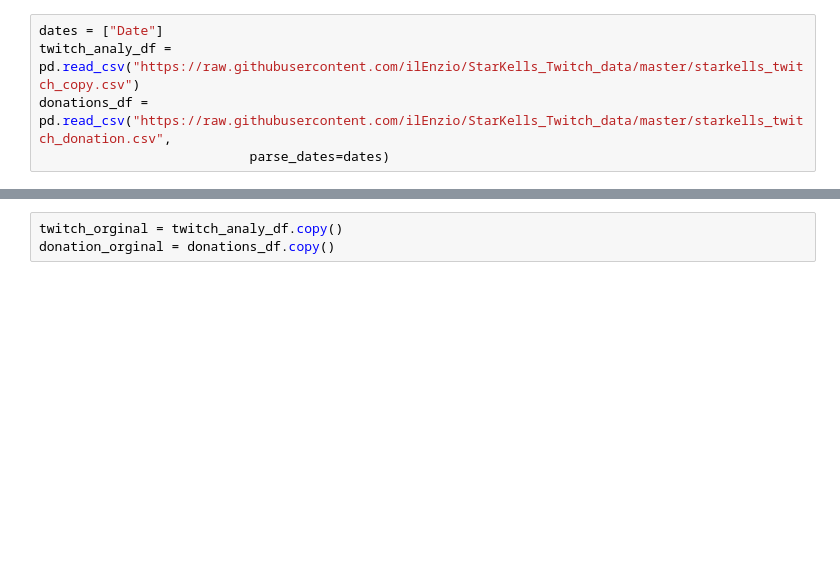
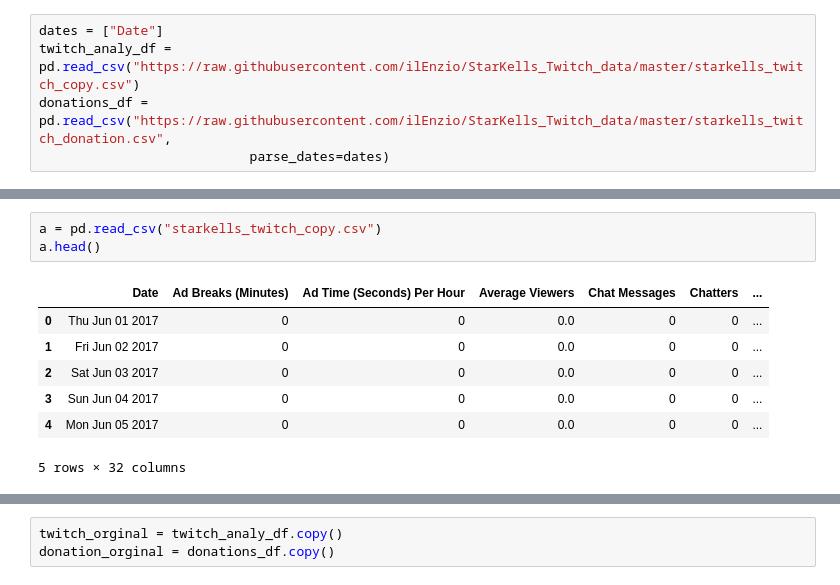
Before and after one commit to ilEnzio/StarKells_Twitch_data, a Jupyter notebook: ERLE_GRANGERII_UNIT02_Exploration_Cleaning_FeatureENG.ipynb, the cells around one changed output, grey strips where cells are left out. Drawn from its saved outputs; the diff is of its cells as text; blank space fills up the shorter version.

```diff
--- a/ERLE_GRANGERII_UNIT02_Exploration_Cleaning_FeatureENG.ipynb
+++ b/ERLE_GRANGERII_UNIT02_Exploration_Cleaning_FeatureENG.ipynb
@@ -62,3 +65,14 @@ profile
+# %%
+a = pd.read_csv("starkells_twitch_copy.csv")
+a.head()
+# %% [output]
+|  | Date | Ad Breaks (Minutes) | Ad Time (Seconds) Per Hour | Average Viewers | Chat Messages | Chatters | ... |
+| 0 | Thu Jun 01 2017 | 0 | 0 | 0.0 | 0 | 0 | ... |
+| 1 | Fri Jun 02 2017 | 0 | 0 | 0.0 | 0 | 0 | ... |
+| 2 | Sat Jun 03 2017 | 0 | 0 | 0.0 | 0 | 0 | ... |
+| 3 | Sun Jun 04 2017 | 0 | 0 | 0.0 | 0 | 0 | ... |
+| 4 | Mon Jun 05 2017 | 0 | 0 | 0.0 | 0 | 0 | ... |
+5 rows × 32 columns
 # %%
 print(twitch_analy_df.shape)
 print(donations_df.shape)
```
Also changed, not shown: parts of 4 cells of this notebook, 2 other files.
